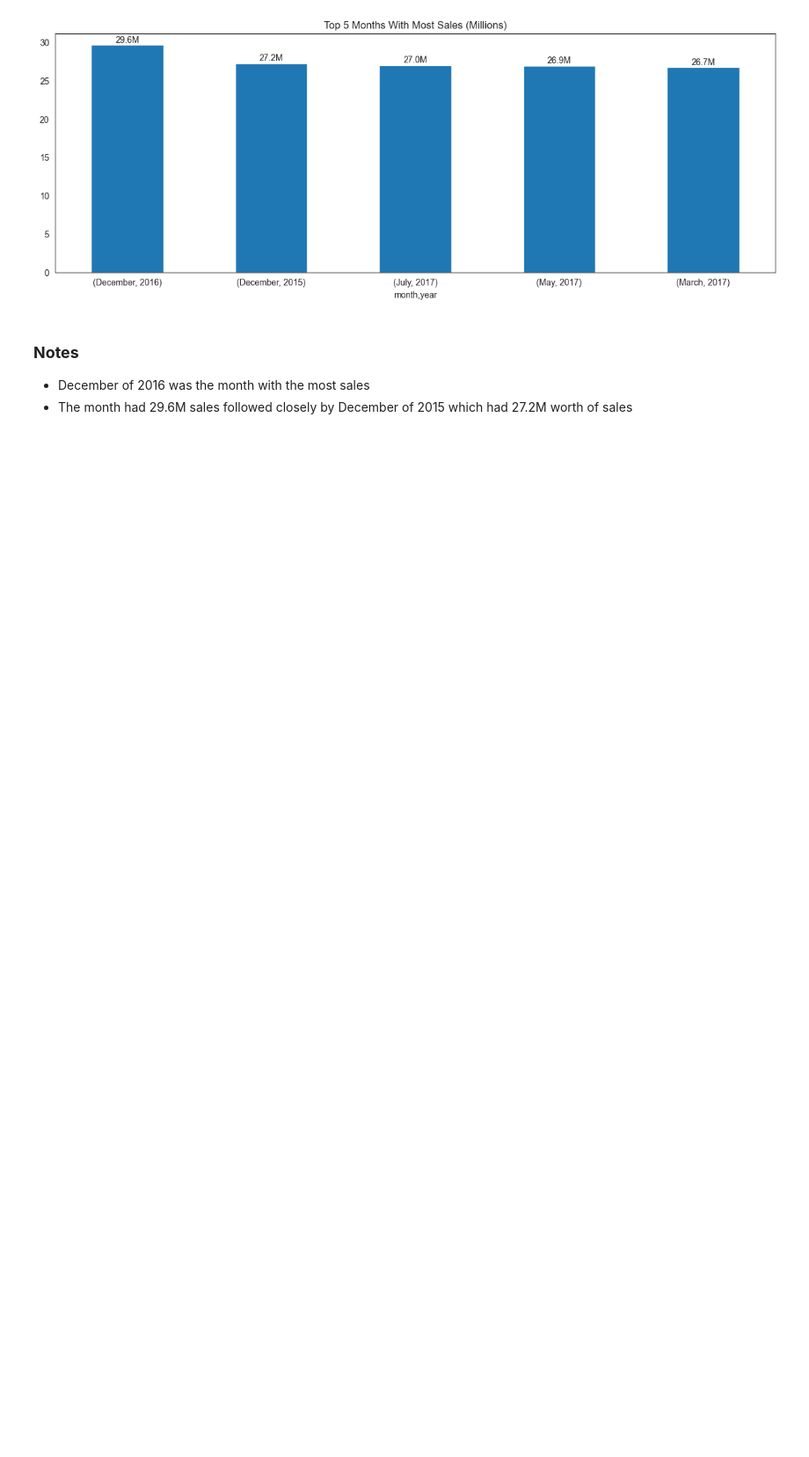
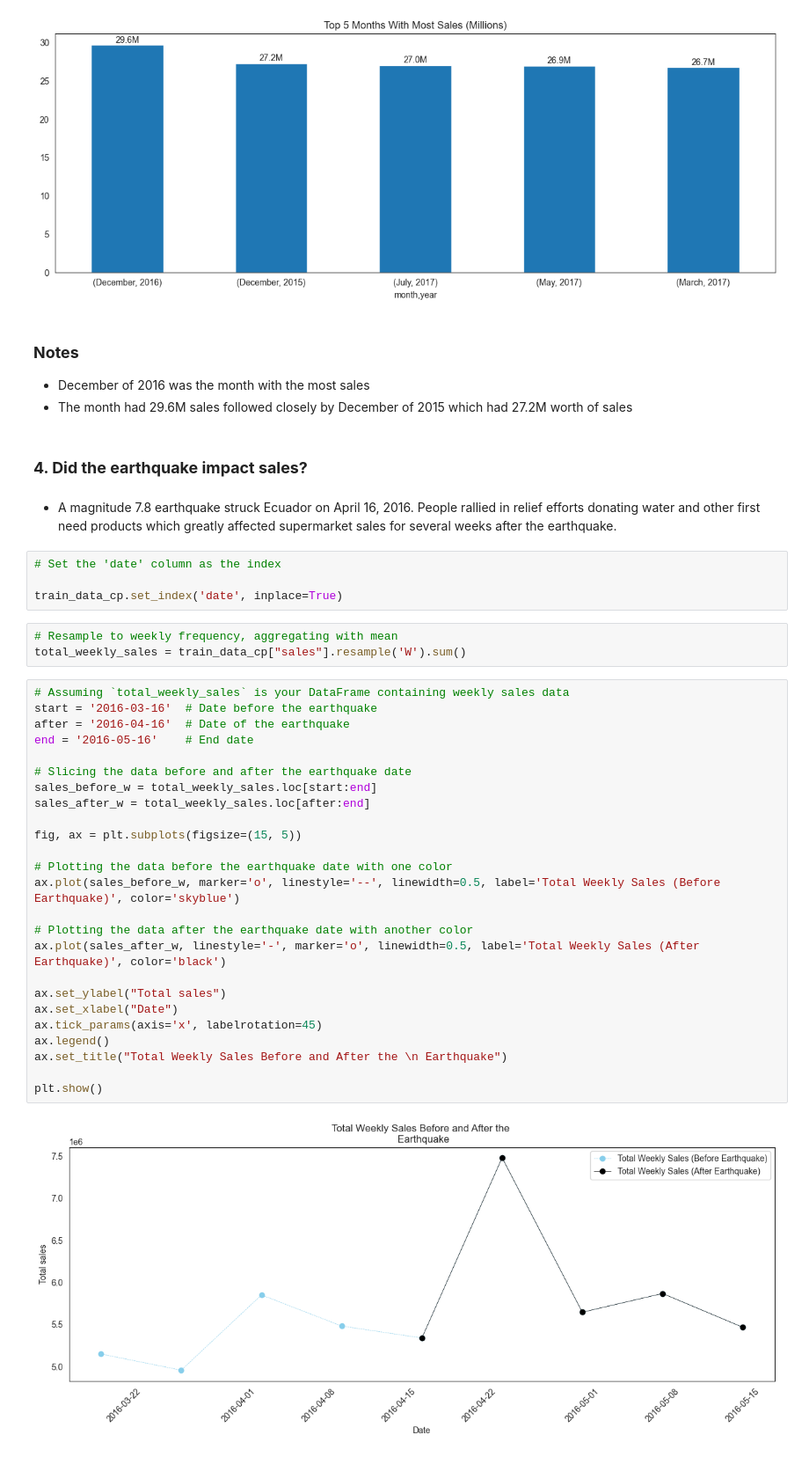
Before and after one commit to murithidenisgitobu/Time-Series-Regression-Analysis-Corporation-Favorita-, a Jupyter notebook: Time Series Regression Analysis - Corporation Favorita.ipynb, the cells around one changed output. Shown at 88% size. Saved outputs shown, nothing was run; the diff lists cells and outputs as text; blank space fills up the shorter version.

```diff
--- a/Time Series Regression Analysis - Corporation Favorita.ipynb
+++ b/Time Series Regression Analysis - Corporation Favorita.ipynb
@@ -768,3 +768,41 @@ plt.show()
 ### **Notes**
 - December of 2016 was the month with the most sales
 - The month had 29.6M sales followed closely by December of 2015 which had 27.2M worth of sales
+# %% [markdown]
+### **4. Did the earthquake impact sales?**
+# %% [markdown]
+- A magnitude 7.8 earthquake struck Ecuador on April 16, 2016. People rallied in relief efforts donating water and other first need products which greatly affected supermarket sales for several weeks after the earthquake.
+# %%
+# Set the 'date' column as the index
+
+train_data_cp.set_index('date', inplace=True)
+# %%
+# Resample to weekly frequency, aggregating with mean
+total_weekly_sales = train_data_cp["sales"].resample('W').sum()
+# %%
+# Assuming `total_weekly_sales` is your DataFrame containing weekly sales data
+start = '2016-03-16'  # Date before the earthquake
+after = '2016-04-16'  # Date of the earthquake
+end = '2016-05-16'    # End date
+
+# Slicing the data before and after the earthquake date
+sales_before_w = total_weekly_sales.loc[start:end]
+sales_after_w = total_weekly_sales.loc[after:end]
+
+fig, ax = plt.subplots(figsize=(15, 5))
+
+# Plotting the data before the earthquake date with one color
+ax.plot(sales_before_w, marker='o', linestyle='--', linewidth=0.5, label='Total Weekly Sales (Before Earthquake)', color='skyblue')
+
+# Plotting the data after the earthquake date with another color
+ax.plot(sales_after_w, linestyle='-', marker='o', linewidth=0.5, label='Total Weekly Sales (After Earthquake)', color='black')
+
+ax.set_ylabel("Total sales")
+ax.set_xlabel("Date")
+ax.tick_params(axis='x', labelrotation=45)
+ax.legend()
+ax.set_title("Total Weekly Sales Before and After the \n Earthquake")
+
+plt.show()
+# %% [output]
+[figure, added]
```
Also changed, not shown: parts of 4 cells of this notebook.
